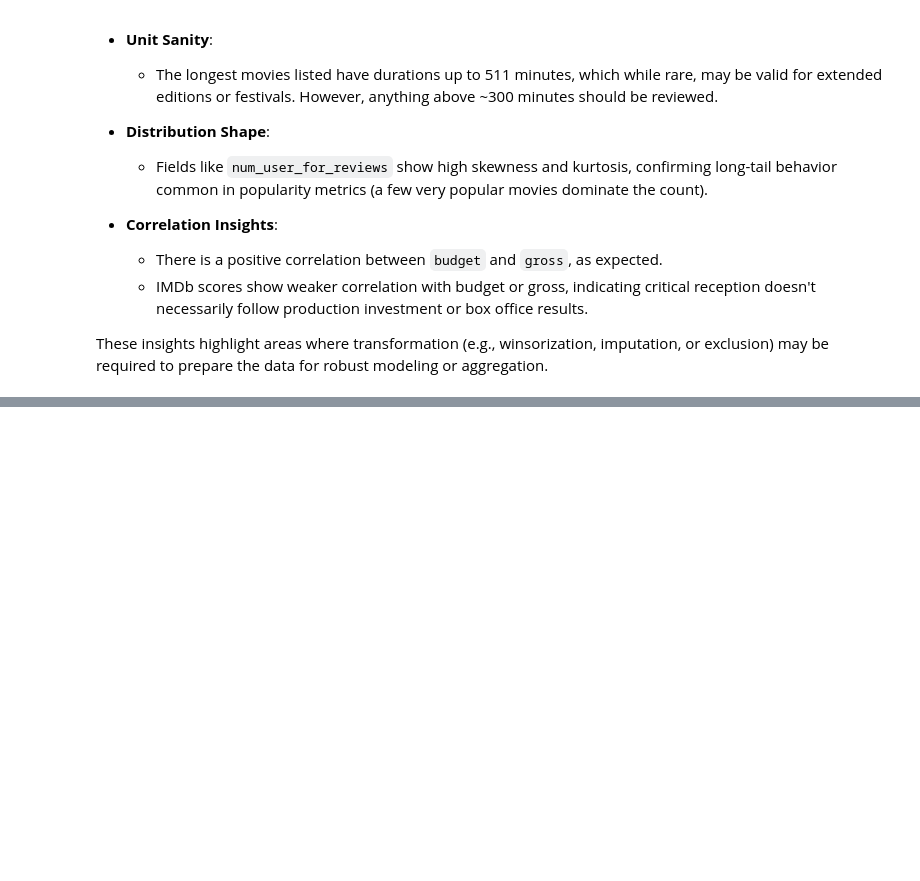
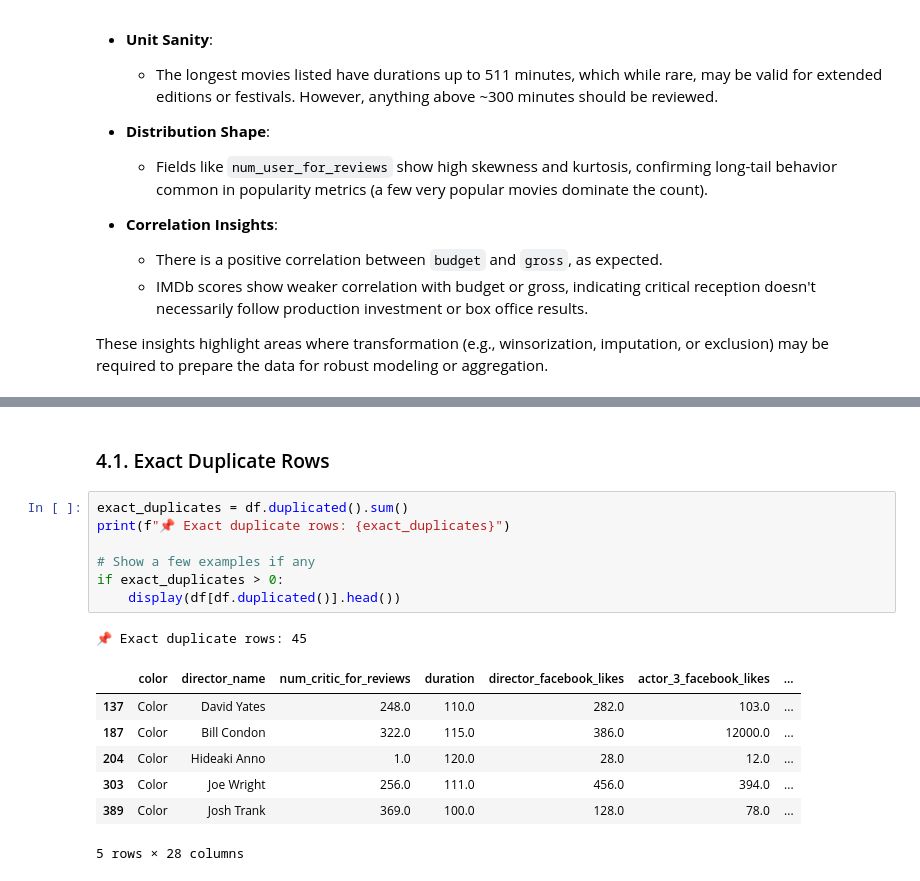
Before and after one commit to rogerioo/movie_challenge, a Jupyter notebook: challenge.ipynb, the cells around one changed output, grey strips where cells are left out. Cells and saved outputs as stored; diff of their text form; blank space fills up the shorter version.

```diff
--- a/challenge.ipynb
+++ b/challenge.ipynb
@@ -416,0 +432,18 @@ These insights highlight areas where transformation (e.g., winsorization, imputa
+# %% [markdown]
+### 4.1. Exact Duplicate Rows
+# %%
+exact_duplicates = df.duplicated().sum()
+print(f"📌 Exact duplicate rows: {exact_duplicates}")
+
+# Show a few examples if any
+if exact_duplicates > 0:
+    display(df[df.duplicated()].head())
+# %% [output]
+📌 Exact duplicate rows: 45
+|  | color | director_name | num_critic_for_reviews | duration | director_facebook_likes | actor_3_facebook_likes | ... |
+| 137 | Color | David Yates | 248.0 | 110.0 | 282.0 | 103.0 | ... |
+| 187 | Color | Bill Condon | 322.0 | 115.0 | 386.0 | 12000.0 | ... |
+| 204 | Color | Hideaki Anno | 1.0 | 120.0 | 28.0 | 12.0 | ... |
+| 303 | Color | Joe Wright | 256.0 | 111.0 | 456.0 | 394.0 | ... |
+| 389 | Color | Josh Trank | 369.0 | 100.0 | 128.0 | 78.0 | ... |
+5 rows × 28 columns
```
Also changed, not shown: parts of 16 cells of this notebook, 2 other files.
